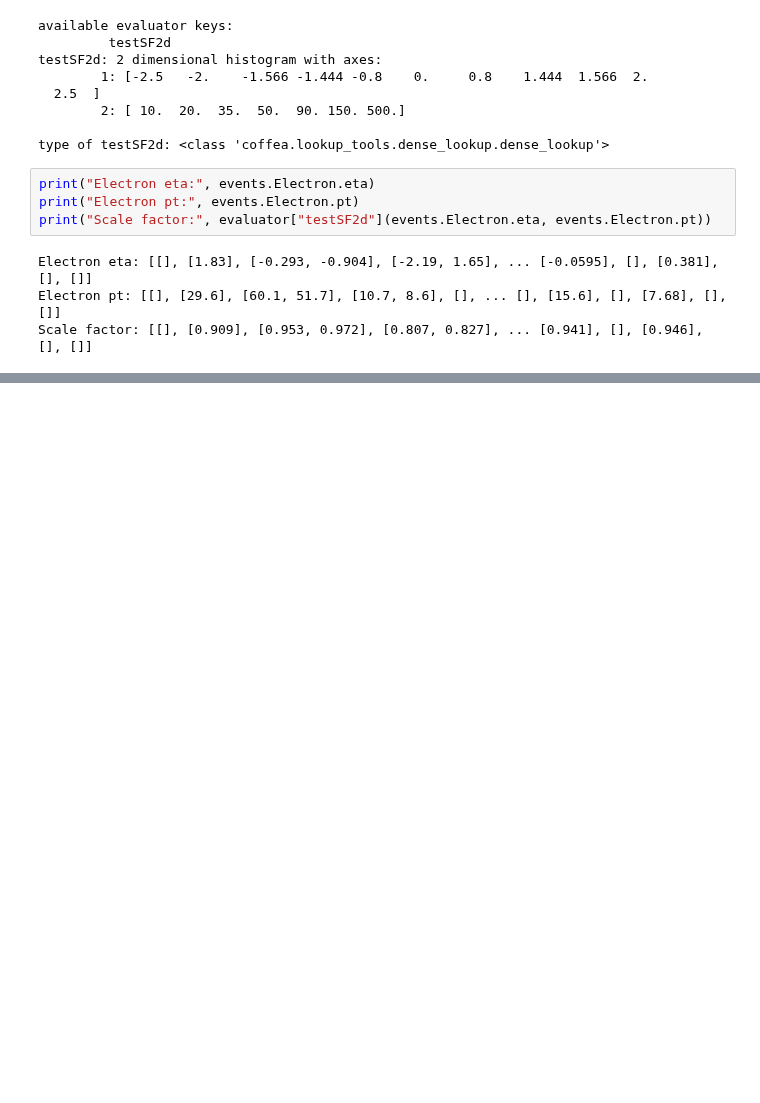
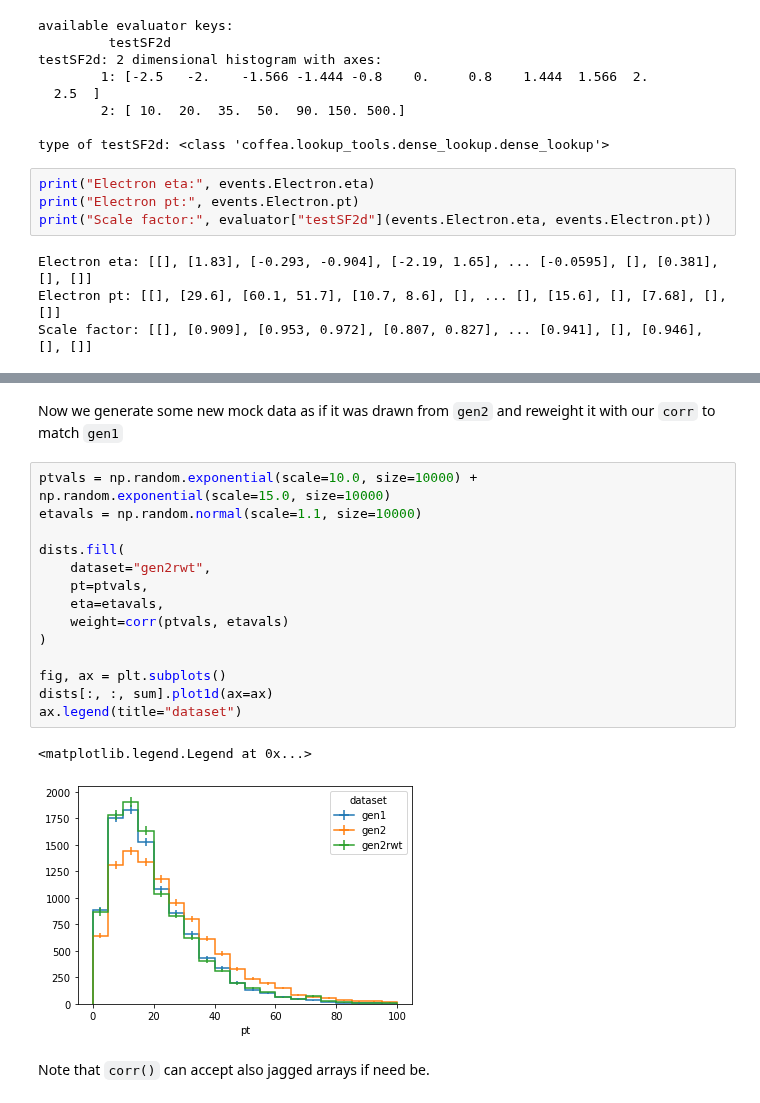
Before and after one commit to CoffeaTeam/coffea, a Jupyter notebook: binder/applying_corrections.ipynb, the cells around one changed output, grey strips where cells are left out. Cells and saved outputs as stored; diff of their text form; blank space fills up the shorter version.

```diff
--- a/binder/applying_corrections.ipynb
+++ b/binder/applying_corrections.ipynb
@@ -351,0 +135,21 @@ systematic +: [[1.72, 1.77, 1.79, 1.8, 1.8], [1.01, 1.78, ... 1.8, 1.8, 1.8, 1.8
+# %% [markdown]
+Now we generate some new mock data as if it was drawn from `gen2` and reweight it with our `corr` to match `gen1`
+# %%
+ptvals = np.random.exponential(scale=10.0, size=10000) + np.random.exponential(scale=15.0, size=10000)
+etavals = np.random.normal(scale=1.1, size=10000)
+
+dists.fill(
+    dataset="gen2rwt",
+    pt=ptvals,
+    eta=etavals,
+    weight=corr(ptvals, etavals)
+)
+
+fig, ax = plt.subplots()
+dists[:, :, sum].plot1d(ax=ax)
+ax.legend(title="dataset")
+# %% [output]
+<matplotlib.legend.Legend at 0x...>
+[figure, added]
+# %% [markdown]
+Note that `corr()` can accept also jagged arrays if need be.
```
Also changed, not shown: parts of 43 cells of this notebook, 7 other files.
